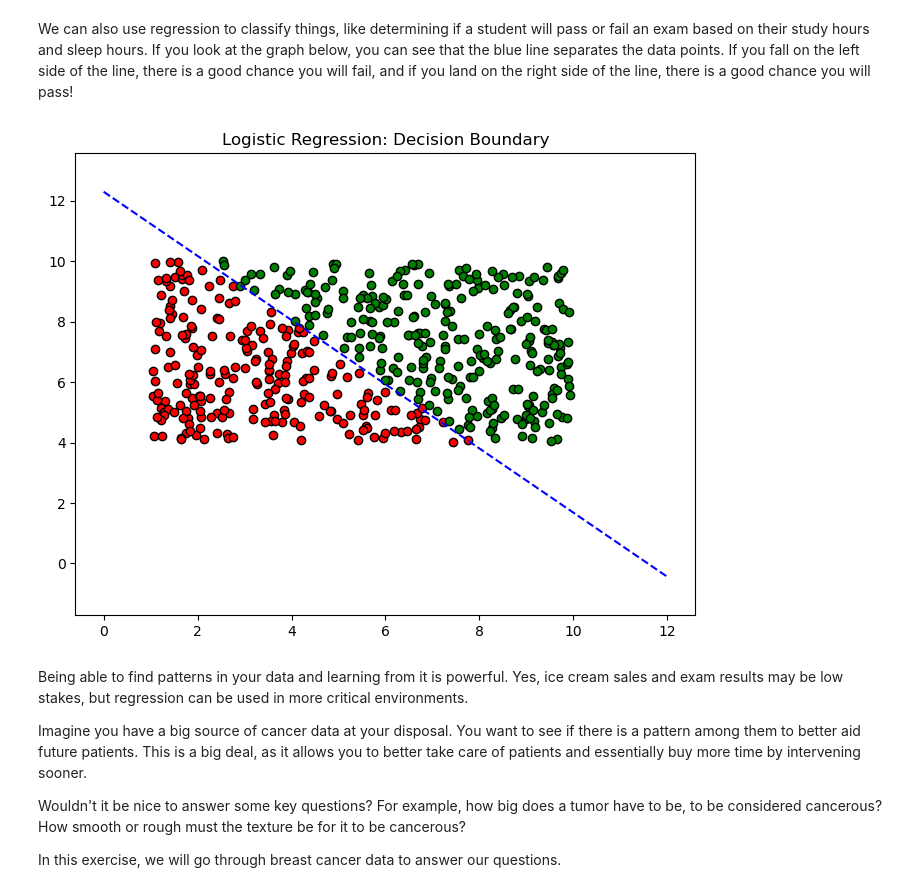
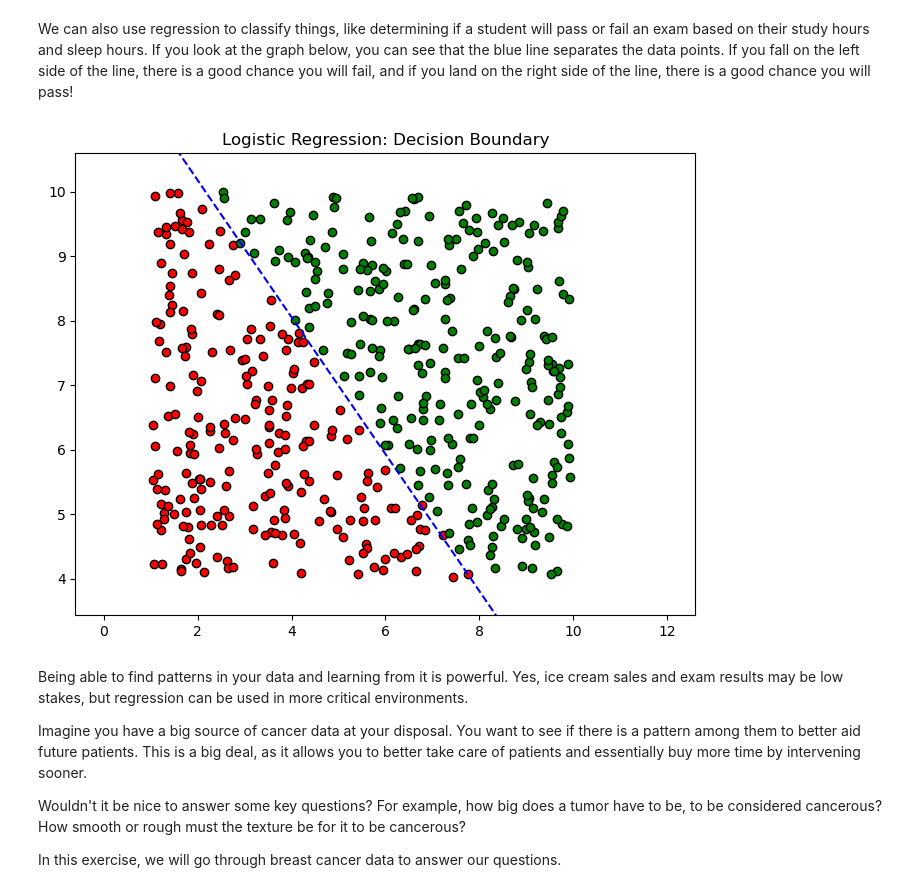
Before and after one commit to UofT-DSI/applying_statistical_concepts, a Jupyter notebook: 03_exercises/1_introduction_to_asc/one file/exploring_a_dataset_with_regression.ipynb, the cells around one changed output. Drawn from its saved outputs; the diff is of its cells as text; code cells hidden in the pictures.

```diff
--- a/03_exercises/1_introduction_to_asc/one file/exploring_a_dataset_with_regression.ipynb
+++ b/03_exercises/1_introduction_to_asc/one file/exploring_a_dataset_with_regression.ipynb
@@ -72,8 +74,8 @@ def scatter_plot(X, y=None, line_plot=None, title='', show_legend=True, xlabel='
     all_y_values = X['data'][1]
     if y is not None:
         all_y_values = np.concatenate([all_y_values, y['data'][1]])
-    if line_plot is not None:
-        all_y_values = np.concatenate([all_y_values, line_plot["y"]])
+    # if line_plot is not None:
+    #     all_y_values = np.concatenate([all_y_values, line_plot["y"]])
 
     y_min, y_max = all_y_values.min(), all_y_values.max()
     y_range = y_max - y_min
@@ -142,33 +144,33 @@ We can also use regression to classify things, like determining if a student wil
 # %%
 # Generate sample data: Hours studied, hours of sleep, and pass/fail outcomes
 np.random.seed(42)
 hours_studied = np.random.uniform(1, 10, 500)
 hours_sleep = np.random.uniform(4, 10, 500)
 pass_fail = (hours_studied + hours_sleep > 12).astype(int)
 
 # Fit the regression model
 study_sleep_data = np.column_stack((hours_studied, hours_sleep))
-model = LogisticRegression()
-model.fit(study_sleep_data, pass_fail)
+study_sleep_model = LogisticRegression()
+study_sleep_model.fit(study_sleep_data, pass_fail)
 
 # Line Plot Coordinates
-x_values = np.linspace(0, 12, 300)
-y_values = -(model.intercept_ + model.coef_[0][0] * x_values) / model.coef_[0][1]
+study_sleep_x_values = np.linspace(0, 12, 300)
+study_sleep_y_values = -(study_sleep_model.intercept_ + study_sleep_model.coef_[0][0] * study_sleep_x_values) / study_sleep_model.coef_[0][1]
 
 # Defining benign data and malignant data
 benign_data = [hours_studied[pass_fail == 0], hours_sleep[pass_fail == 0], "Fail"]
 malignant_data = [hours_studied[pass_fail == 1], hours_sleep[pass_fail == 1], "Pass"]
 
 # Plot the graph
 scatter_plot(
     X={'data': [benign_data[0], benign_data[1]], 'color': 'red', 'label': 'Fail'},
     y={'data': [malignant_data[0], malignant_data[1]], 'color': 'green', 'label': 'Pass'},
-    line_plot={'x': x_values, 'y': y_values, 'color': 'blue', 'linestyle': '--'},
+    line_plot={'x': study_sleep_x_values, 'y': study_sleep_y_values, 'color': 'blue', 'linestyle': '--'},
     title='Logistic Regression: Decision Boundary',
     show_legend=False
 )
 # %% [output]
-[figure, old version]
+[figure, new version]
 # %% [markdown]
 Being able to find patterns in your data and learning from it is powerful. Yes, ice cream sales and exam results may be low stakes, but regression can be used in more critical environments.
 
```
Also changed, not shown: parts of 5 cells of this notebook, 2 other files.
